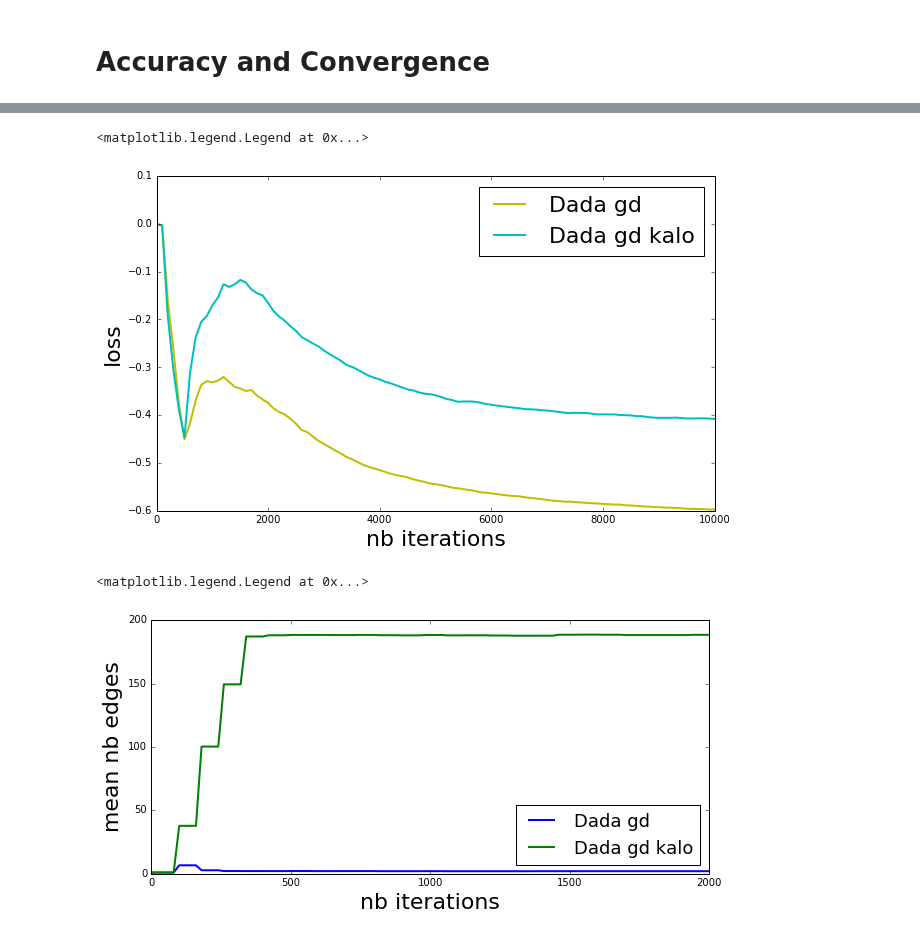
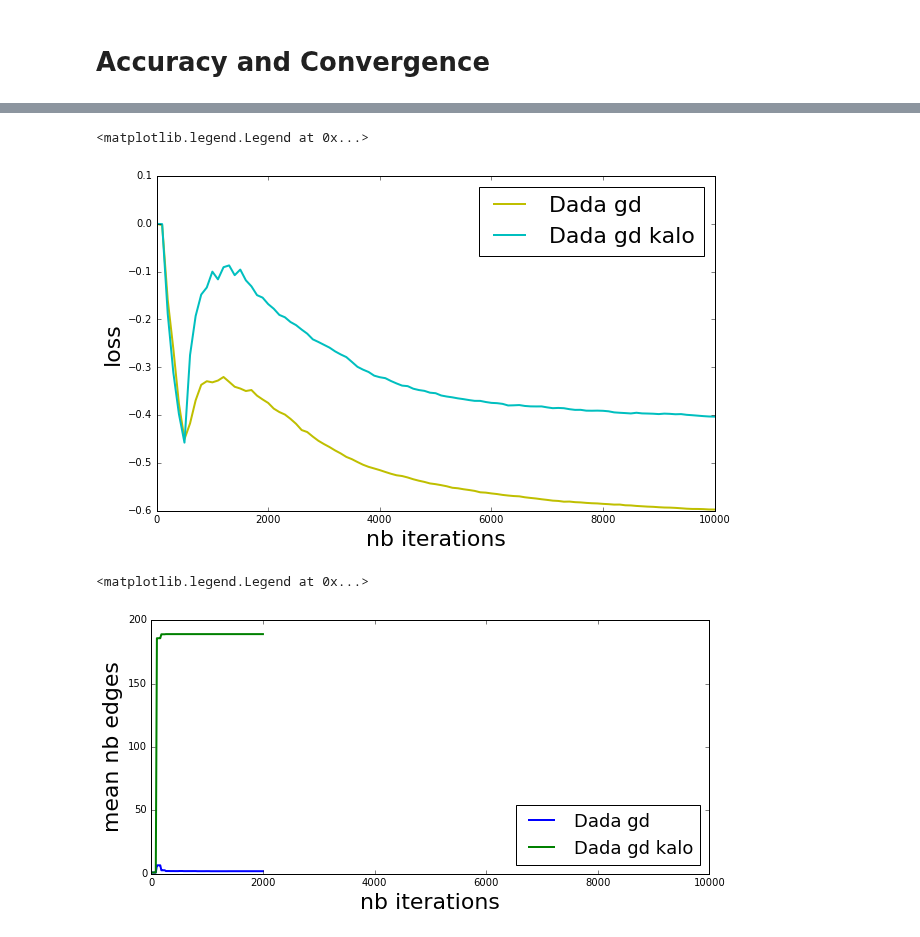
Before and after one commit to vzantedeschi/Dada, a Jupyter notebook: notebooks/Computers.ipynb, the cells around one changed output, grey strips where cells are left out. Drawn from its saved outputs; the diff is of its cells as text; code cells hidden in the pictures.

```diff
--- a/notebooks/Computers.ipynb
+++ b/notebooks/Computers.ipynb
@@ -68,9 +68,9 @@ results["Dada gd"] = gd_reg_local_FW(gd_nodes, base_clfs, init_w, gd_method={"na
 # %%
 init_w = np.eye(K)
 gd_nodes = deepcopy(nodes)
-
+NB_ITER = 10000
 results["Dada gd kalo"] = gd_reg_local_FW(gd_nodes, base_clfs, init_w, gd_method={"name":"kalo", "pace_gd": STEP,
-    "args":(1, 10)}, beta=BETA, mu=MU, nb_iter=NB_ITER, reset_step=False, monitors=monitors, checkevery=100)
+    "args":(10, 100)}, beta=BETA, mu=MU, nb_iter=NB_ITER, reset_step=False, monitors=monitors, checkevery=100)
 # %%
 maj_nodes = deepcopy(nodes)
 maj_accs = maj_class_accuracy(maj_nodes)
@@ -145,25 +145,25 @@ for k, r_list in results.items():
 plt.legend(loc='upper right', fontsize=22)
 # %% [output]
 <matplotlib.legend.Legend at 0x...>
-[figure, old version]
+[figure, new version]
 # %%
-max_iter = 2000
-NB_ITER = 2000
+max_iter = 10000
+
 plt.figure(1, figsize=(10, 10))
 
 plt.subplot(211)
 plt.xlabel('nb iterations', fontsize=22)
 plt.ylabel('mean nb edges', fontsize=22)
 plt.xlim(0, max_iter)
 # plt.ylim(0.4, 1)
 
 for k, r_list in results.items():
     try:
-        plt.plot([i*20 for i in range(len(r_list))], [np.mean(r['edges']) for r in r_list], label='{}'.format(k), linewidth=2)
+        plt.plot([i*100 for i in range(len(r_list))], [np.mean(r['edges']) for r in r_list], label='{}'.format(k), linewidth=2)
     except:
         pass
 
 plt.legend(loc='lower right', fontsize=18)
 # %% [output]
 <matplotlib.legend.Legend at 0x...>
-[figure, old version]
+[figure, new version]
```
Also changed, not shown: parts of 1 cell of this notebook.
